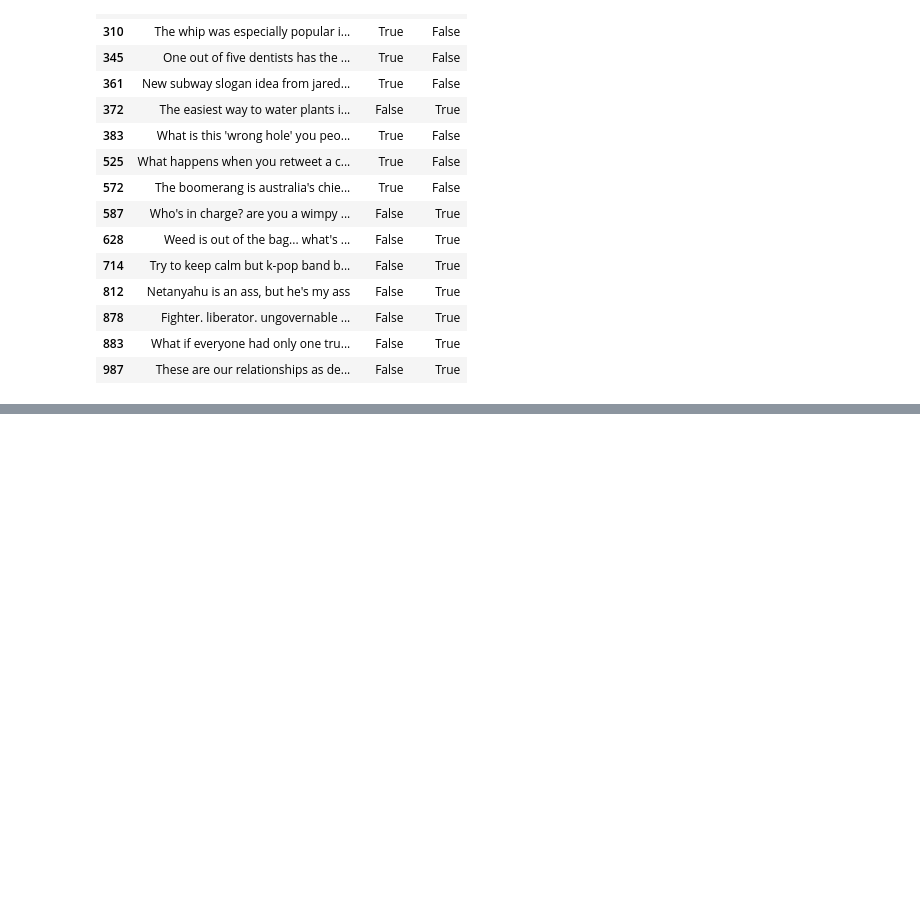
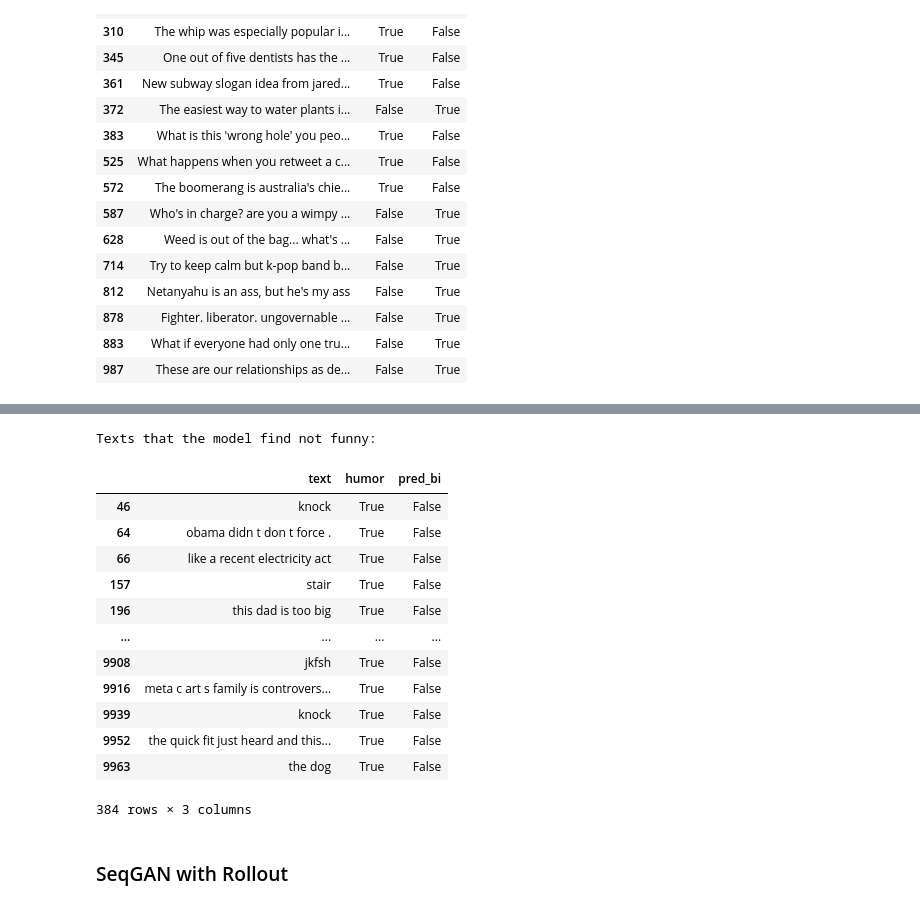
Before and after one commit to junyanj1/joke-gen, a Jupyter notebook: ColBERT humor/train-colbert-evaluate-seqgan.ipynb, the cells around one changed output, grey strips where cells are left out. Drawn from its saved outputs; the diff is of its cells as text; code cells hidden in the pictures; blank space fills up the shorter version.

Commit message:
Colbert evaluation

```diff
--- a/ColBERT humor/train-colbert-evaluate-seqgan.ipynb
+++ b/ColBERT humor/train-colbert-evaluate-seqgan.ipynb
@@ -402,0 +394,5 @@ Texts that the model failed to correctly predict:
+# %%
+print(len(df))
+df['humor'] = True
+df_sub = df.copy()
+df.head()
@@ -402,0 +407,2 @@ Texts that the model failed to correctly predict:
+# %%
+output_eval_inputs = compute_input_arrays(df, ['text'], tokenizer)
@@ -402,0 +411,9 @@ Texts that the model failed to correctly predict:
+# %%
+output_eval_preds = model.predict(output_eval_inputs)
+# %%
+df_sub['pred_bi'] = (output_eval_preds > 0.5)
+
+metrics.append(print_evaluation_metrics(df_sub['humor'], df_sub['pred_bi'], '', False, 'SPLIT on '+str(0.5)))
+
+# df_sub.to_csv('sub.csv', index=False)
+df_sub.head()
@@ -402,0 +432,20 @@ Texts that the model failed to correctly predict:
+# %%
+print('Texts that the model find not funny:')
+df_sub[(df_sub['pred_bi']!=df_sub['humor'])&(df_sub['text']!='')]
+# %% [output]
+Texts that the model find not funny:
+|  | text | humor | pred_bi |
+| 46 | knock | True | False |
+| 64 | obama didn t don t force . | True | False |
+| 66 | like a recent electricity act | True | False |
+| 157 | stair | True | False |
+| 196 | this dad is too big | True | False |
+| ... | ... | ... | ... |
+| 9908 | jkfsh | True | False |
+| 9916 | meta c art s family is controvers... | True | False |
+| 9939 | knock | True | False |
+| 9952 | the quick fit just heard and this... | True | False |
+| 9963 | the dog | True | False |
+384 rows × 3 columns
+# %% [markdown]
+### SeqGAN with Rollout
```
Also changed, not shown: parts of 36 cells of this notebook.
